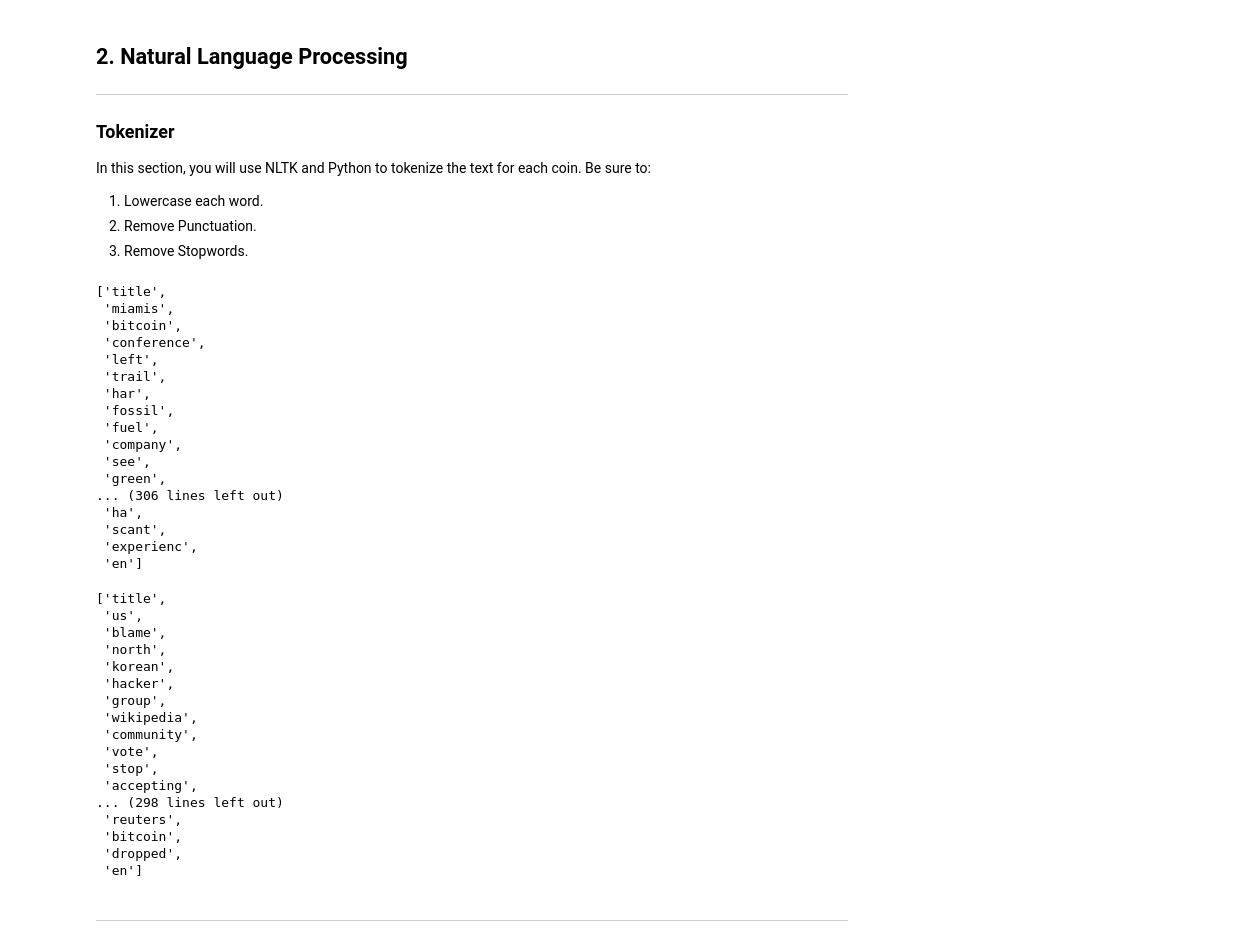
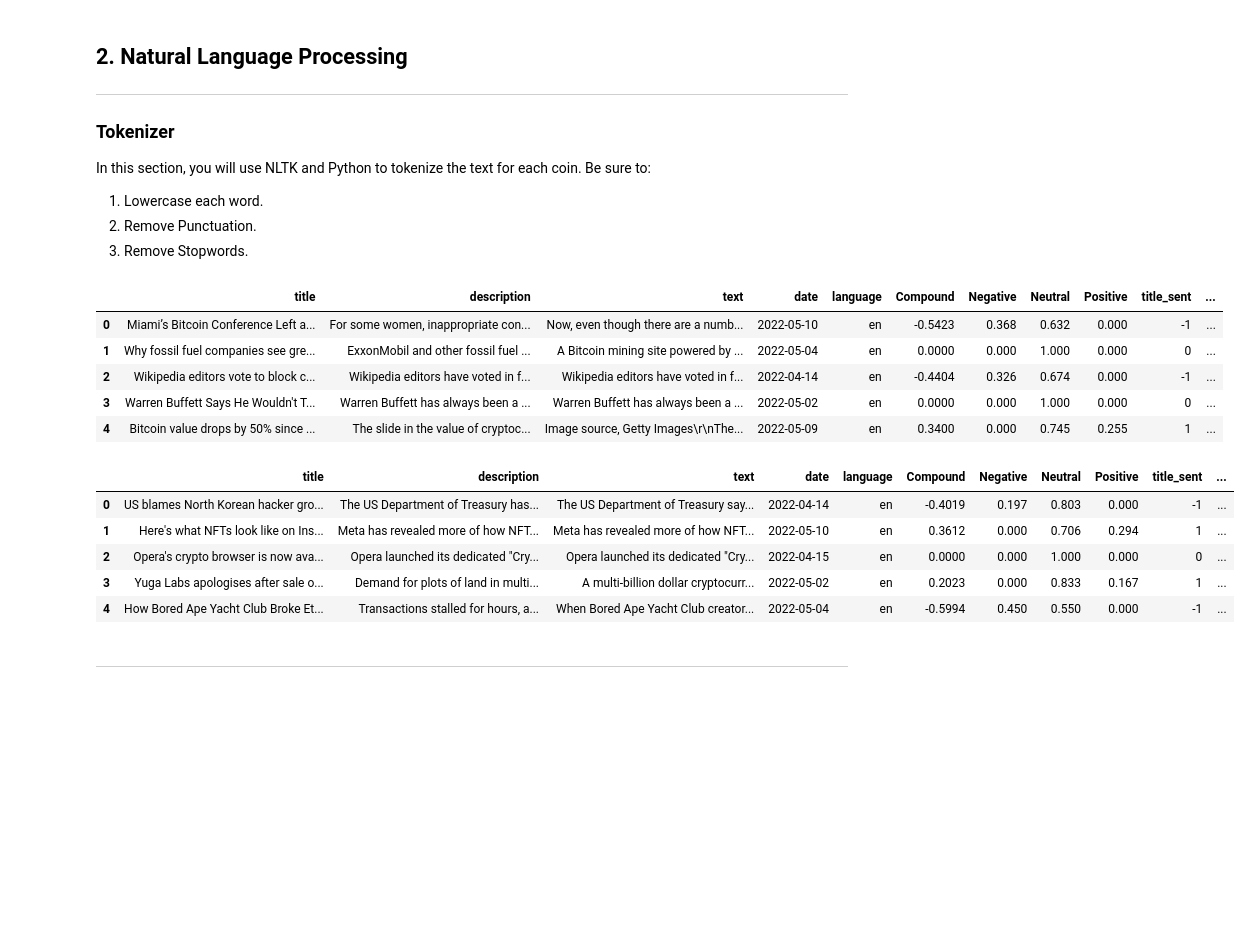
Before and after one commit to SamRoberts995/NaturalLanguageProcessing, a Jupyter notebook: Starter_Code/crypto_sentiment.ipynb, the cells around one changed output. Saved outputs shown, nothing was run; the diff lists cells and outputs as text; code cells hidden in the pictures; blank space fills up the shorter version.

```diff
--- a/Starter_Code/crypto_sentiment.ipynb
+++ b/Starter_Code/crypto_sentiment.ipynb
@@ -285,48 +285,26 @@ def tokenizer(doc):
     return tokens
 # %%
 # Create a new tokens column for Bitcoin
-processed_btc = tokenizer(btc_en_df)
-processed_btc
+btc_news_en_df['tokens'] = btc_news_en_df['text'].apply(word_tokenize)
+btc_news_en_df.head()
 # %% [output]
-['title',
- 'miamis',
- 'bitcoin',
- 'conference',
- 'left',
- 'trail',
- 'har',
- 'fossil',
- 'fuel',
- 'company',
- 'see',
- 'green',
-... (306 lines left out)
- 'ha',
- 'scant',
- 'experienc',
- 'en']
+|  | title | description | text | date | language | Compound | Negative | Neutral | Positive | title_sent | ... |
+| 0 | Miami’s Bitcoin Conference Left a... | For some women, inappropriate con... | Now, even though there are a numb... | 2022-05-10 | en | -0.5423 | 0.368 | 0.632 | 0.000 | -1 | ... |
+| 1 | Why fossil fuel companies see gre... | ExxonMobil and other fossil fuel ... | A Bitcoin mining site powered by ... | 2022-05-04 | en | 0.0000 | 0.000 | 1.000 | 0.000 | 0 | ... |
+| 2 | Wikipedia editors vote to block c... | Wikipedia editors have voted in f... | Wikipedia editors have voted in f... | 2022-04-14 | en | -0.4404 | 0.326 | 0.674 | 0.000 | -1 | ... |
+| 3 | Warren Buffett Says He Wouldn't T... | Warren Buffett has always been a ... | Warren Buffett has always been a ... | 2022-05-02 | en | 0.0000 | 0.000 | 1.000 | 0.000 | 0 | ... |
+| 4 | Bitcoin value drops by 50% since ... | The slide in the value of cryptoc... | Image source, Getty Images\r\nThe... | 2022-05-09 | en | 0.3400 | 0.000 | 0.745 | 0.255 | 1 | ... |
 # %%
 # Create a new tokens column for Ethereum
-processed_eth = tokenizer(eth_en_df)
-processed_eth
+eth_news_en_df['tokens'] = eth_news_en_df['text'].apply(word_tokenize)
+eth_news_en_df.head()
 # %% [output]
-['title',
- 'us',
- 'blame',
- 'north',
- 'korean',
- 'hacker',
- 'group',
- 'wikipedia',
- 'community',
- 'vote',
- 'stop',
- 'accepting',
-... (298 lines left out)
- 'reuters',
- 'bitcoin',
- 'dropped',
- 'en']
+|  | title | description | text | date | language | Compound | Negative | Neutral | Positive | title_sent | ... |
+| 0 | US blames North Korean hacker gro... | The US Department of Treasury has... | The US Department of Treasury say... | 2022-04-14 | en | -0.4019 | 0.197 | 0.803 | 0.000 | -1 | ... |
+| 1 | Here's what NFTs look like on Ins... | Meta has revealed more of how NFT... | Meta has revealed more of how NFT... | 2022-05-10 | en | 0.3612 | 0.000 | 0.706 | 0.294 | 1 | ... |
+| 2 | Opera's crypto browser is now ava... | Opera launched its dedicated "Cry... | Opera launched its dedicated "Cry... | 2022-04-15 | en | 0.0000 | 0.000 | 1.000 | 0.000 | 0 | ... |
+| 3 | Yuga Labs apologises after sale o... | Demand for plots of land in multi... | A multi-billion dollar cryptocurr... | 2022-05-02 | en | 0.2023 | 0.000 | 0.833 | 0.167 | 1 | ... |
+| 4 | How Bored Ape Yacht Club Broke Et... | Transactions stalled for hours, a... | When Bored Ape Yacht Club creator... | 2022-05-04 | en | -0.5994 | 0.450 | 0.550 | 0.000 | -1 | ... |
 # %% [markdown]
 ---
 # %% [markdown]
```
Also changed, not shown: parts of 22 cells of this notebook.
